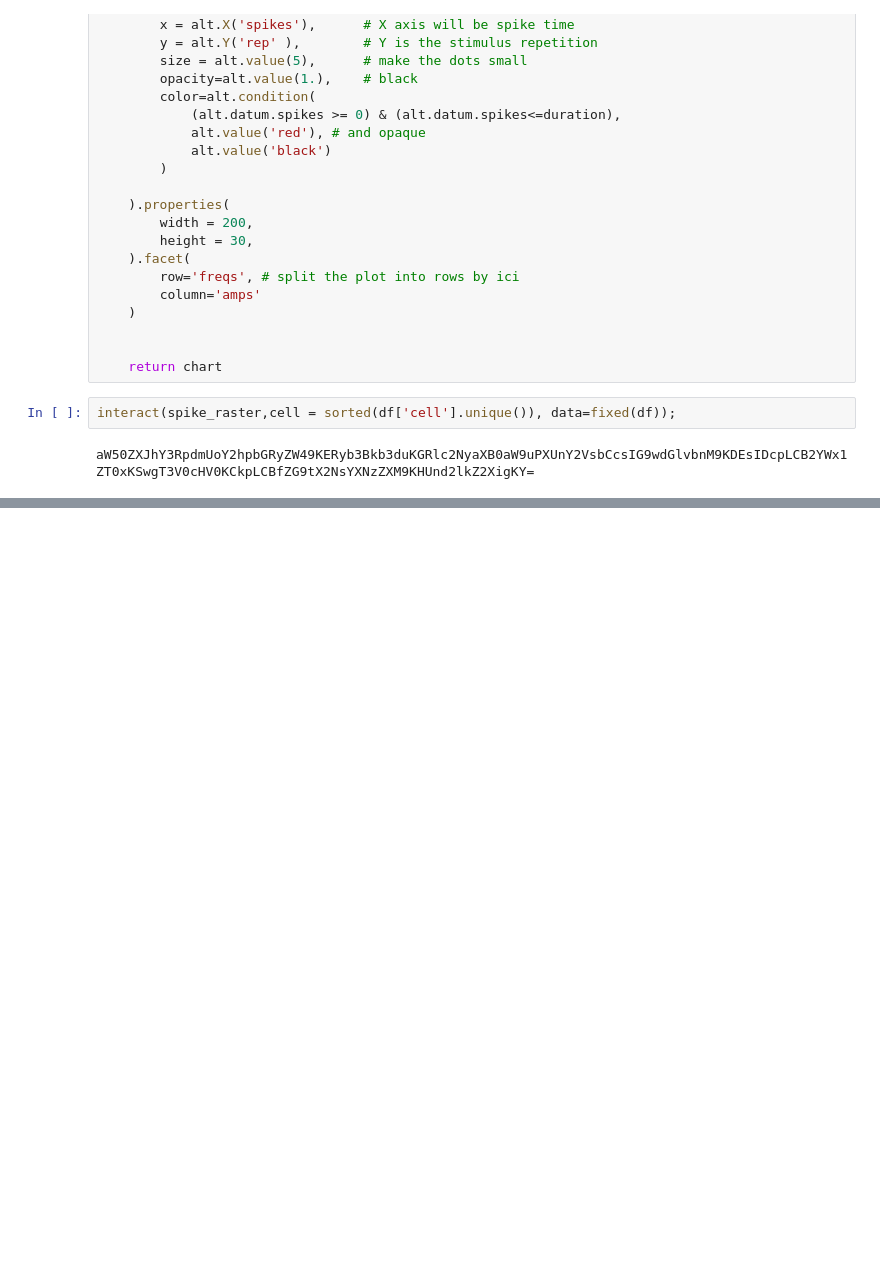
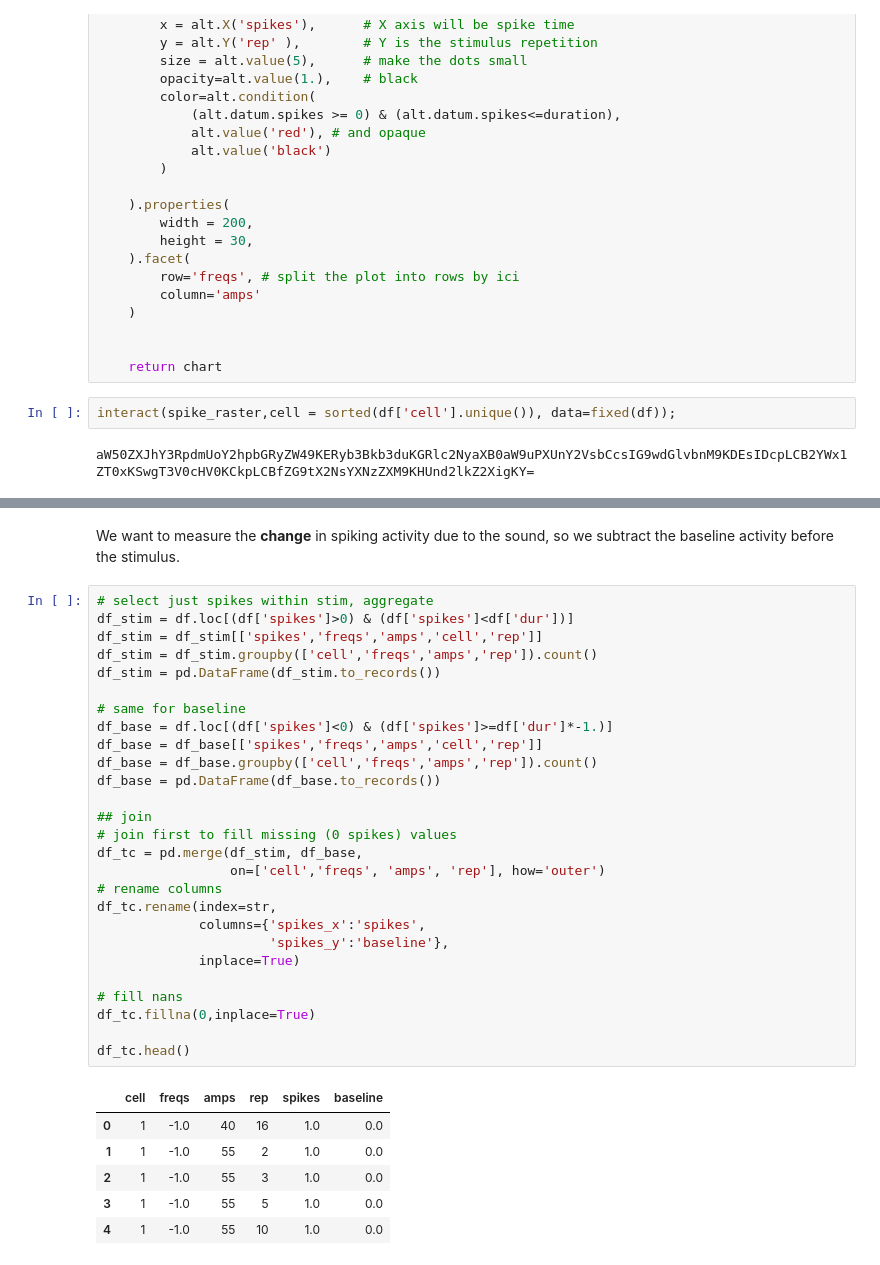
Before and after one commit to wehr-lab/bootcamp_2018, a Jupyter notebook: bootcamp_2018.ipynb, the cells around one changed output, grey strips where cells are left out. Cells and saved outputs as stored; diff of their text form; blank space fills up the shorter version.

```diff
--- a/bootcamp_2018.ipynb
+++ b/bootcamp_2018.ipynb
@@ -135,0 +151,36 @@ aW50ZXJhY3RpdmUoY2hpbGRyZW49KERyb3Bkb3duKGRlc2NyaXB0aW9uPXUnY2VsbCcsIG9wdGlvbnM9
+# %% [markdown]
+We want to measure the **change** in spiking activity due to the sound, so we subtract the baseline activity before the stimulus.
+# %%
+# select just spikes within stim, aggregate
+df_stim = df.loc[(df['spikes']>0) & (df['spikes']<df['dur'])]
+df_stim = df_stim[['spikes','freqs','amps','cell','rep']]
+df_stim = df_stim.groupby(['cell','freqs','amps','rep']).count()
+df_stim = pd.DataFrame(df_stim.to_records())
+
+# same for baseline
+df_base = df.loc[(df['spikes']<0) & (df['spikes']>=df['dur']*-1.)]
+df_base = df_base[['spikes','freqs','amps','cell','rep']]
+df_base = df_base.groupby(['cell','freqs','amps','rep']).count()
+df_base = pd.DataFrame(df_base.to_records())
+
+## join
+# join first to fill missing (0 spikes) values
+df_tc = pd.merge(df_stim, df_base,
+                 on=['cell','freqs', 'amps', 'rep'], how='outer')
+# rename columns
+df_tc.rename(index=str,
+             columns={'spikes_x':'spikes',
+                      'spikes_y':'baseline'},
+             inplace=True)
+
+# fill nans
+df_tc.fillna(0,inplace=True)
+
+df_tc.head()
+# %% [output]
+|  | cell | freqs | amps | rep | spikes | baseline |
+| 0 | 1 | -1.0 | 40 | 16 | 1.0 | 0.0 |
+| 1 | 1 | -1.0 | 55 | 2 | 1.0 | 0.0 |
+| 2 | 1 | -1.0 | 55 | 3 | 1.0 | 0.0 |
+| 3 | 1 | -1.0 | 55 | 5 | 1.0 | 0.0 |
+| 4 | 1 | -1.0 | 55 | 10 | 1.0 | 0.0 |
```
Also changed, not shown: parts of 15 cells of this notebook, 2 other files.
